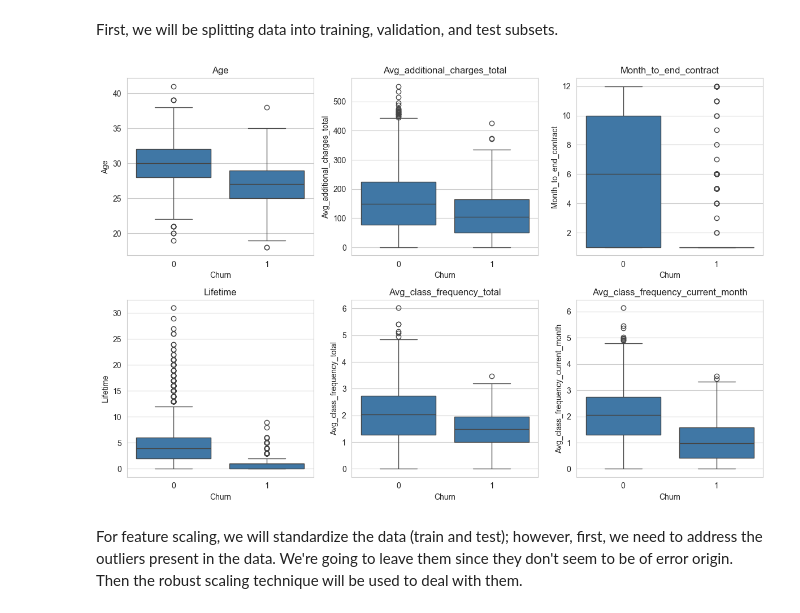
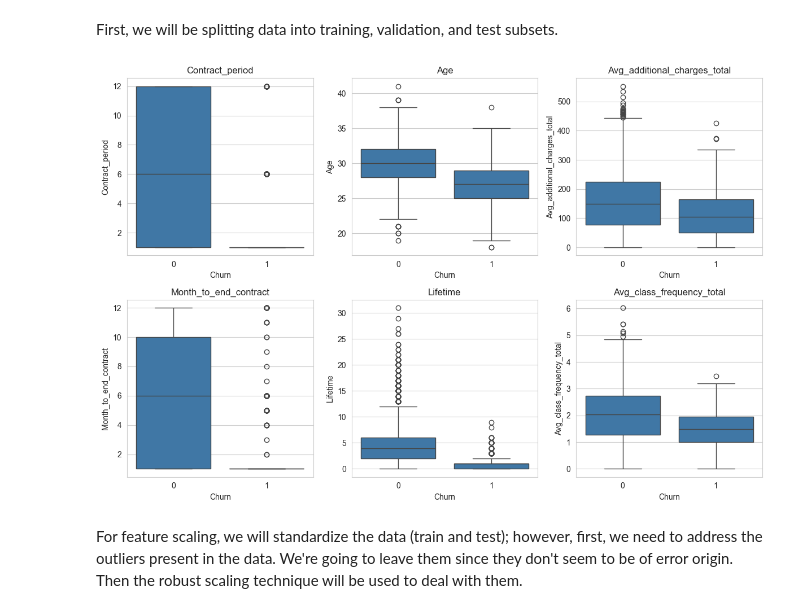
Before and after one commit to kornelia-kozaczewska/churn-prediction, a Jupyter notebook: churn-prediction.ipynb, the cells around one changed output. Saved outputs shown, nothing was run; the diff lists cells and outputs as text; code cells hidden in the pictures.

```diff
--- a/churn-prediction.ipynb
+++ b/churn-prediction.ipynb
@@ -198,12 +216,12 @@ results_df
 Data is not normally distributed (p-value < .05 for all variables) so we use Mann-Whitney U test to compare medians in independent groups with Bonferroni correction for the number of tests.
 # %%
 results = []
-for col in x_n.columns:
+for col in num_cols:
     g0 = df.loc[df["Churn"] == 0, col]
     g1 = df.loc[df["Churn"] == 1, col]
     stat, pvalue = stats.mannwhitneyu(x=g0, y=g1, alternative="two-sided")
     results.append([stat, pvalue])
-results_df = pd.DataFrame(results, index=[x_n.columns], columns=["stat", "p-value"])
+results_df = pd.DataFrame(results, index=[num_cols], columns=["stat", "p-value"])
 results_df
 # %% [output]
 |  | stat | p-value |
@@ -224,9 +243,9 @@ This that not necessarily mean that other variables don't statistically differ b
 # %%
 fig, axes = plt.subplots(2, 3, figsize=(12, 8))
 
-for ax, col in zip(axes.flat, x_c):
+for ax, col in zip(axes.flat, cat_cols):
     sns.countplot(
-        data=x_cy,
+        data=X_cat_churn,
         x=col,
         hue="Churn",
         ax=ax,
@@ -243,11 +262,11 @@ plt.show()
 Users with the gym nearby (Near_location), who work in associated company (Partner), who provided their phone number (Phone) and those with shorter contract period (Contract_period) seem to be more likely to churn. We'll check that with the Chi-Squared test.
 # %%
 results = []
-for col in x_c.columns:
+for col in cat_cols:
     table = pd.crosstab(df[col], df["Churn"])
     chi2, p, dof, expected = stats.chi2_contingency(table)
     results.append([chi2, p, dof, expected])
-results_df = pd.DataFrame(results, index=x_c.columns, columns=["chi2", "p-value", "df", "expected"])
+results_df = pd.DataFrame(results, index=cat_cols, columns=["chi2", "p-value", "df", "expected"])
 results_df
 # %% [output]
 |  | chi2 | p-value | df | expected |
@@ -272,18 +290,18 @@ H_parent
 0.8345658024116291
 # %%
 results = []
-for col in x_c.columns:
-    table = pd.crosstab(x[col], df["Churn"])
+for col in cat_cols:
+    table = pd.crosstab(X[col], df["Churn"])
     cond_probs = table.div(table.sum(axis=1), axis=0) # dividing each element by sum for X == x (cond_prob for X)
     H_children = cond_probs.apply(lambda row: stats.entropy(row, base=2), axis=1) # H(Churn | X == x)
     weights = table.sum(axis=1) / table.values.sum() # p(X == x) for whole dataset
     H_cond = (weights * H_children).sum()
     IG = H_parent - H_cond
     results.append(IG)
-results_c_df = pd.DataFrame(results, columns=["Information gain"], index=[x_c.columns])
+results_c_df = pd.DataFrame(results, columns=["Information gain"], index=[cat_cols])
 
 results = []
-for col in x_n.columns:
+for col in num_cols:
     bins = pd.cut(df[col], bins=2) # splitting numerical data into two categories
     table = pd.crosstab(bins, df["Churn"])
     cond_prob = table.div(table.sum(axis=1), axis=0)
@@ -292,7 +310,7 @@ for col in x_n.columns:
     H_cond = (weights * H_children).sum()
     IG = H_parent - H_cond
     results.append(IG)
-results_n_df = pd.DataFrame(results, columns=["Information gain"], index=[x_n.columns])
+results_n_df = pd.DataFrame(results, columns=["Information gain"], index=[num_cols])
 
 results_df = pd.concat([results_c_df, results_n_df], axis=0)
 results_df.sort_values(by="Information gain", ascending=False)
@@ -338,19 +358,19 @@ x_test_c = x_test.drop(columns=x_n.columns, errors="ignore")
 # %%
 fig, axes = plt.subplots(2, 3, figsize=(12,8))
 
-for ax, col in zip(axes.flat, x_train_n.columns):
+for ax, col in zip(axes.flat, num_cols):
     sns.boxplot(
         data=df,
         x="Churn",
         y=col,
         ax=ax,
         showfliers=True
     )
     ax.set_title(col)
 
 plt.tight_layout()
 plt.show()
 # %% [output]
-[figure, old version]
+[figure, new version]
 # %% [markdown]
 For feature scaling, we will standardize the data (train and test); however, first, we need to address the outliers present in the data. We're going to leave them since they don't seem to be of error origin. Then the robust scaling technique will be used to deal with them.
```
Also changed, not shown: parts of 56 cells of this notebook.
